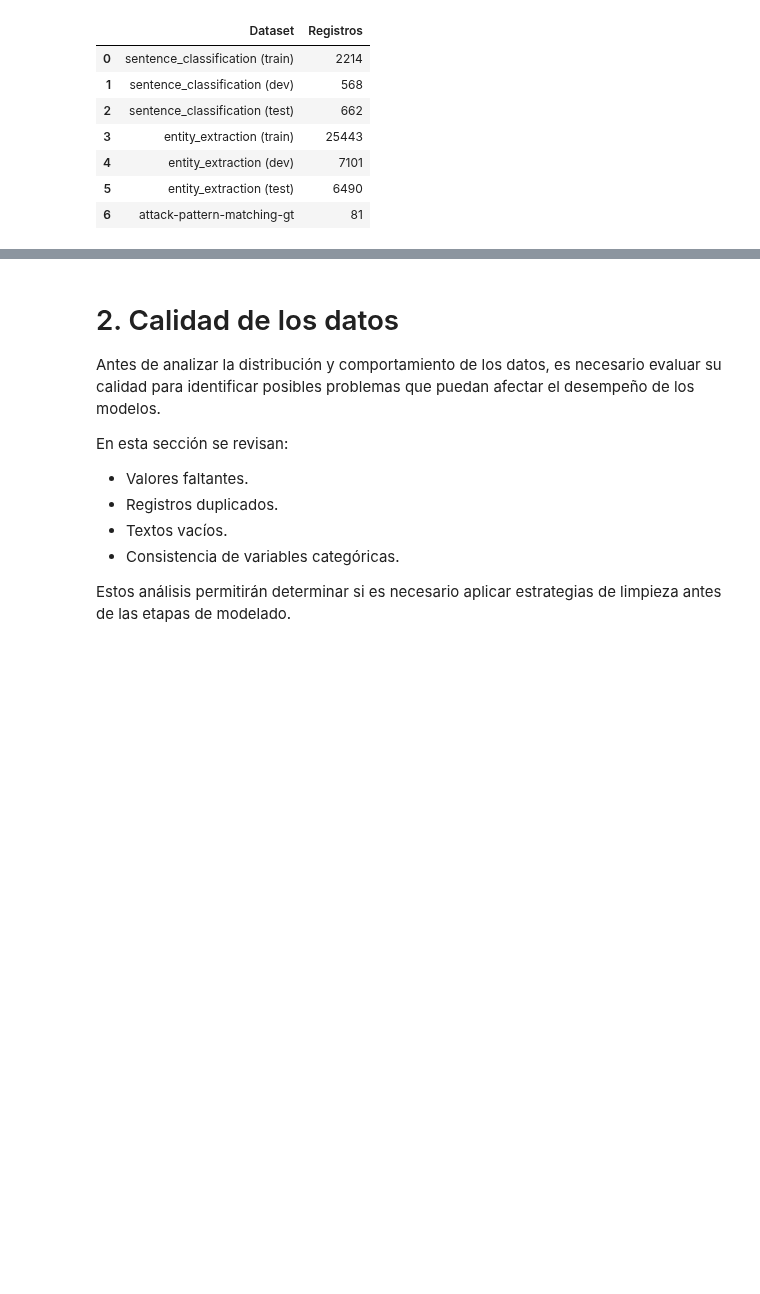
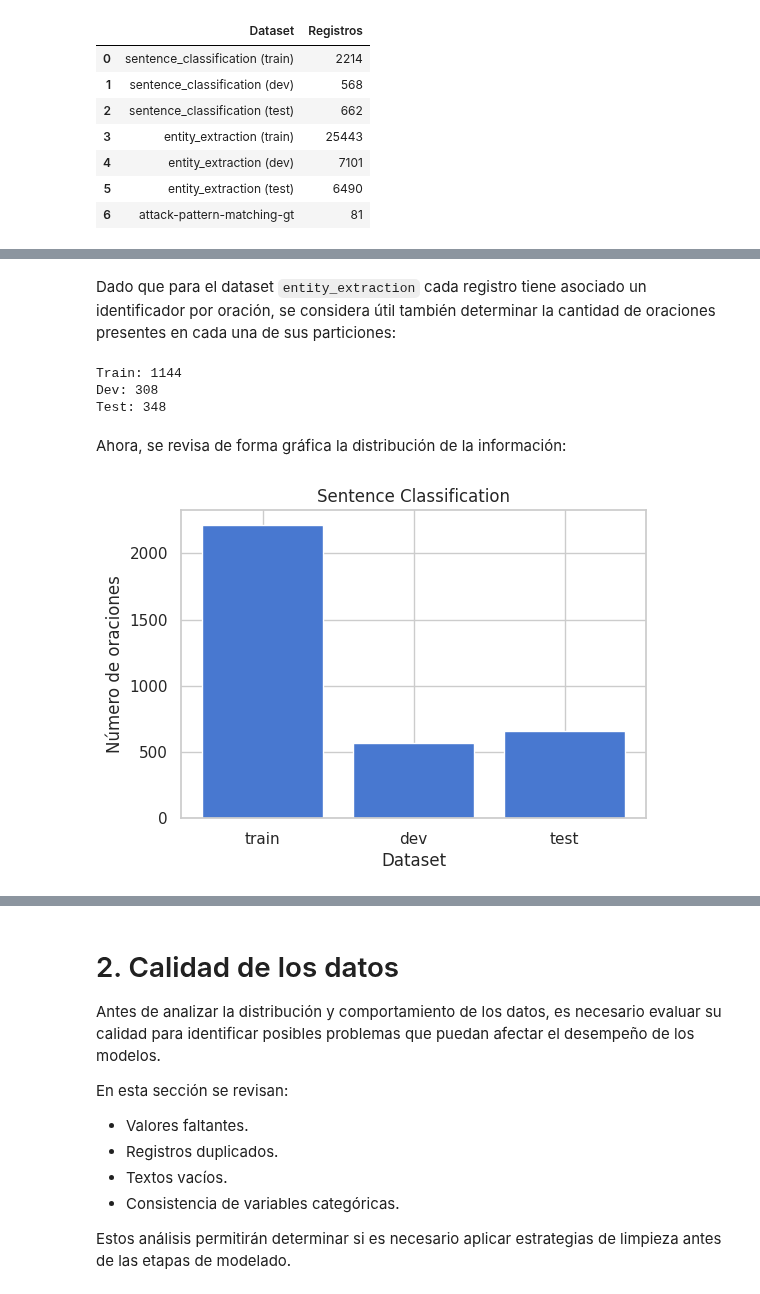
Before and after one commit to Jim-VA/ThreatLLM_v2, a Jupyter notebook: notebooks/Avance1.55Equipo.ipynb, the cells around one changed output, grey strips where cells are left out. Saved outputs shown, nothing was run; the diff lists cells and outputs as text; code cells hidden in the pictures; blank space fills up the shorter version.

```diff
--- a/notebooks/Avance1.55Equipo.ipynb
+++ b/notebooks/Avance1.55Equipo.ipynb
@@ -204,0 +269,41 @@ plt.show()
+# %% [markdown]
+Dado que para el dataset `entity_extraction` cada registro tiene asociado un identificador por oración, se considera útil también determinar la cantidad de oraciones presentes en cada una de sus particiones:
+# %%
+print("Train:", ee_train["sentence_id"].nunique())
+print("Dev:", ee_dev["sentence_id"].nunique())
+print("Test:", ee_test["sentence_id"].nunique())
+# %% [output]
+Train: 1144
+Dev: 308
+Test: 348
+# %% [markdown]
+Ahora, se revisa de forma gráfica la distribución de la información:
+# %%
+# Para sentence classification
+sc_summary = pd.DataFrame({
+    "Dataset": [
+        "train",
+        "dev",
+        "test"
+    ],
+    "Oraciones": [
+        len(sc_train),
+        len(sc_dev),
+        len(sc_test)
+    ]
+})
+
+plt.figure(figsize=(6, 4))
+
+plt.bar(
+    sc_summary["Dataset"],
+    sc_summary["Oraciones"]
+)
+
+plt.ylabel("Número de oraciones")
+plt.xlabel("Dataset")
+plt.title("Sentence Classification")
+
+plt.show()
+# %% [output]
+[figure, added]
```
Also changed, not shown: parts of 40 cells of this notebook.
